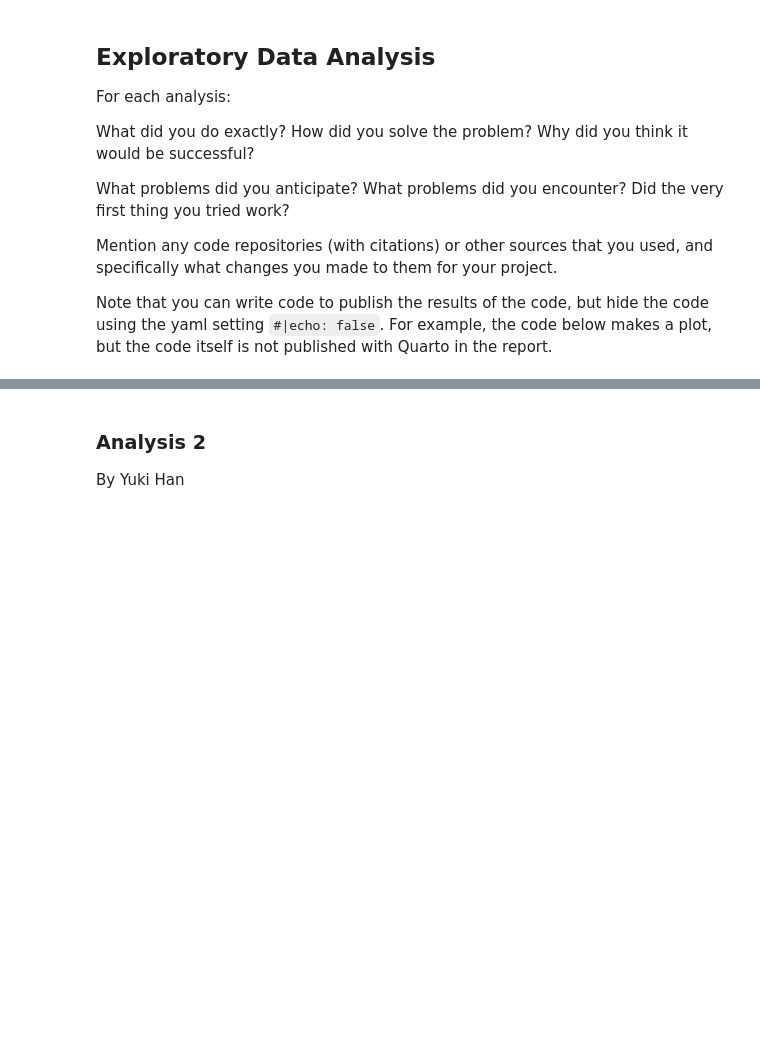
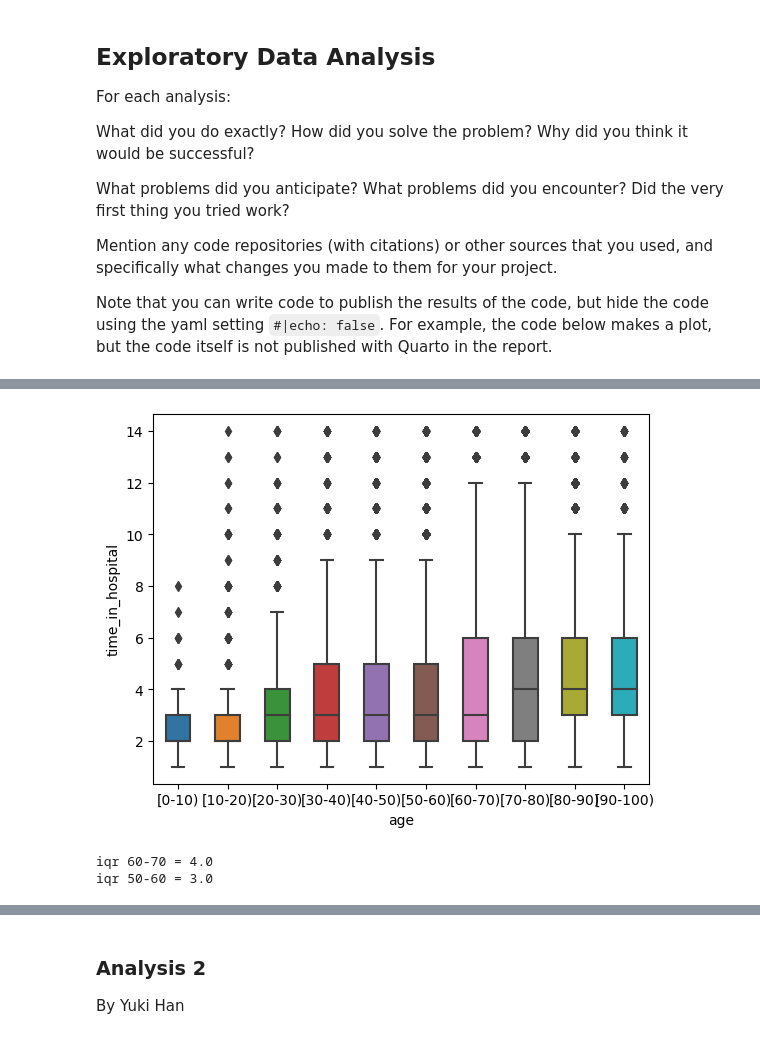
Before and after one commit to Chimichongo/STAT303_GROUP, a Jupyter notebook: Project_Report_Womp.ipynb, the cells around one changed output, grey strips where cells are left out. Cells and saved outputs as stored; diff of their text form; code cells hidden in the pictures; blank space fills up the shorter version.

```diff
--- a/Project_Report_Womp.ipynb
+++ b/Project_Report_Womp.ipynb
@@ -157,0 +218,21 @@ Note that you can write code to publish the results of the code, but hide the co
+# %%
+#| echo: false
+#age vs. time-in-hospital
+box=sns.boxplot(data = data,x = 'age', y = 'time_in_hospital',width=0.5)
+plt.show()
+
+q1_60 = np.percentile(data.loc[data.age=='[60-70)','time_in_hospital'],25)
+q3_60 = np.percentile(data.loc[data.age=='[60-70)','time_in_hospital'],75)
+
+iqr_60 = q3_60 -q1_60
+print('iqr 60-70 =', iqr_60)
+
+q1_50 = np.percentile(data.loc[data.age=='[50-60)','time_in_hospital'],25)
+q3_50 = np.percentile(data.loc[data.age=='[50-60)','time_in_hospital'],75)
+
+iqr_50 = q3_50 -q1_50
+print('iqr 50-60 =', iqr_50)
+# %% [output]
+[figure, added]
+iqr 60-70 = 4.0
+iqr 50-60 = 3.0
```
Also changed, not shown: parts of 12 cells of this notebook.
